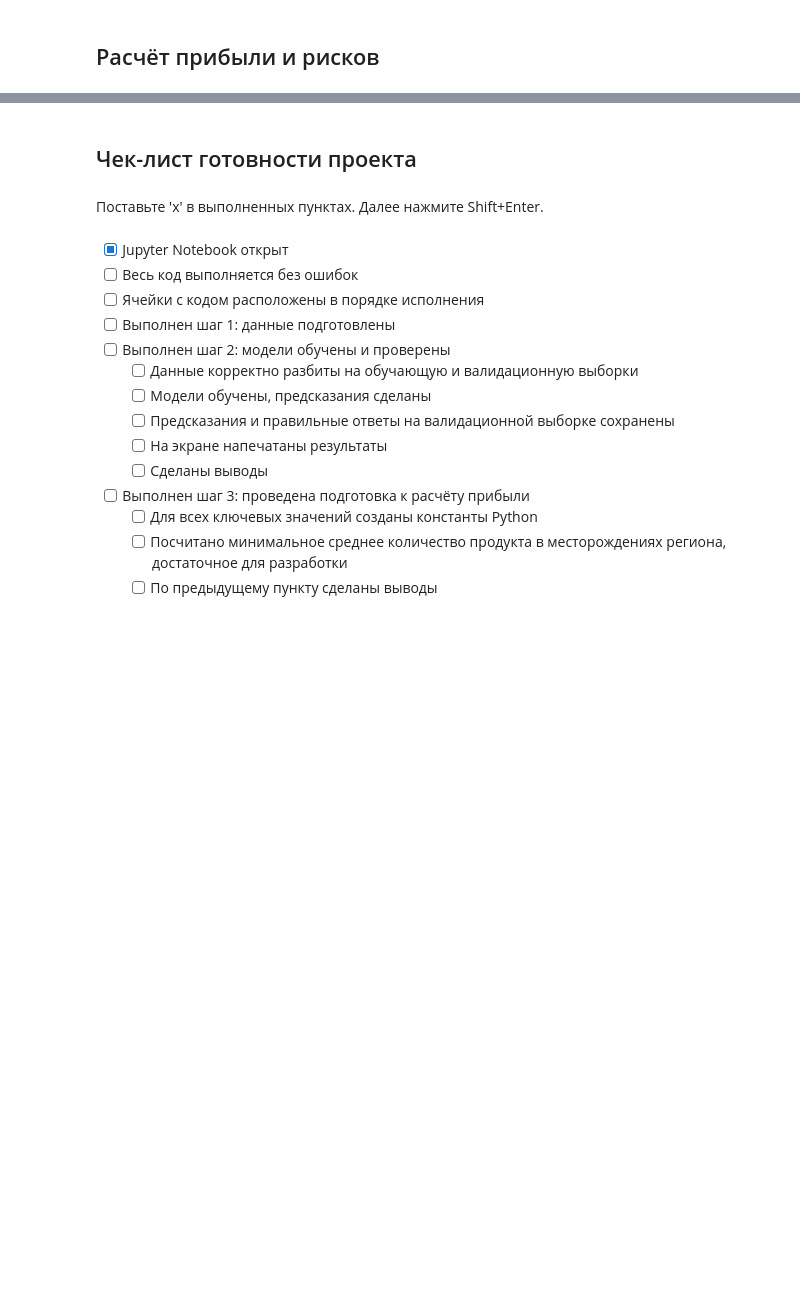
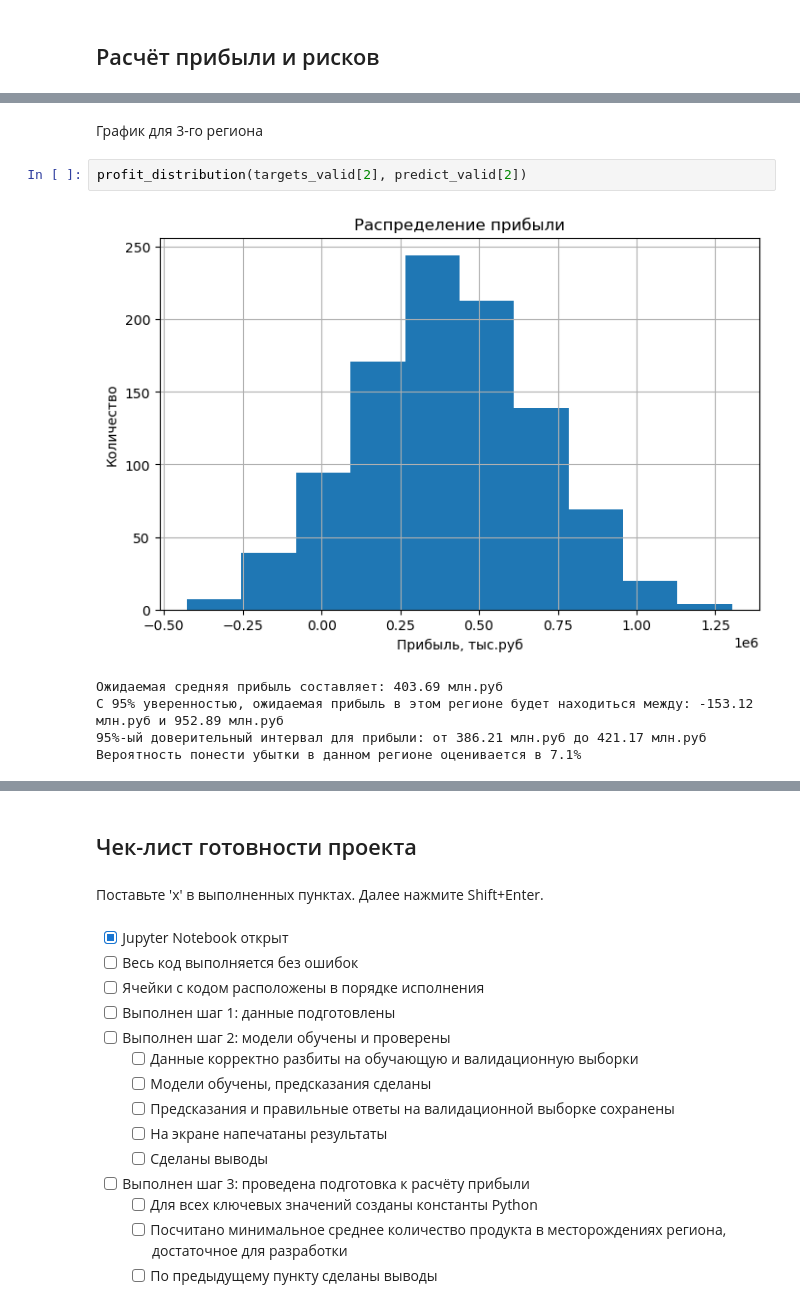
Before and after one commit to butuzovzeleboba/Choosing-a-location-for-a-well, a Jupyter notebook: Choosing a location for a well.ipynb, the cells around one changed output, grey strips where cells are left out. Drawn from its saved outputs; the diff is of its cells as text; blank space fills up the shorter version.

```diff
--- a/Choosing a location for a well.ipynb
+++ b/Choosing a location for a well.ipynb
@@ -380,0 +509,10 @@ volume_received(geo_data_2, product_mean_2, i)
+# %% [markdown]
+График для 3-го региона
+# %%
+profit_distribution(targets_valid[2], predict_valid[2])
+# %% [output]
+[figure, added]
+Ожидаемая средняя прибыль составляет: 403.69 млн.руб
+С 95% уверенностью, ожидаемая прибыль в этом регионе будет находиться между: -153.12 млн.руб и 952.89 млн.руб
+95%-ый доверительный интервал для прибыли: от 386.21 млн.руб до 421.17 млн.руб
+Вероятность понести убытки в данном регионе оценивается в 7.1%
```
Also changed, not shown: parts of 37 cells of this notebook.
